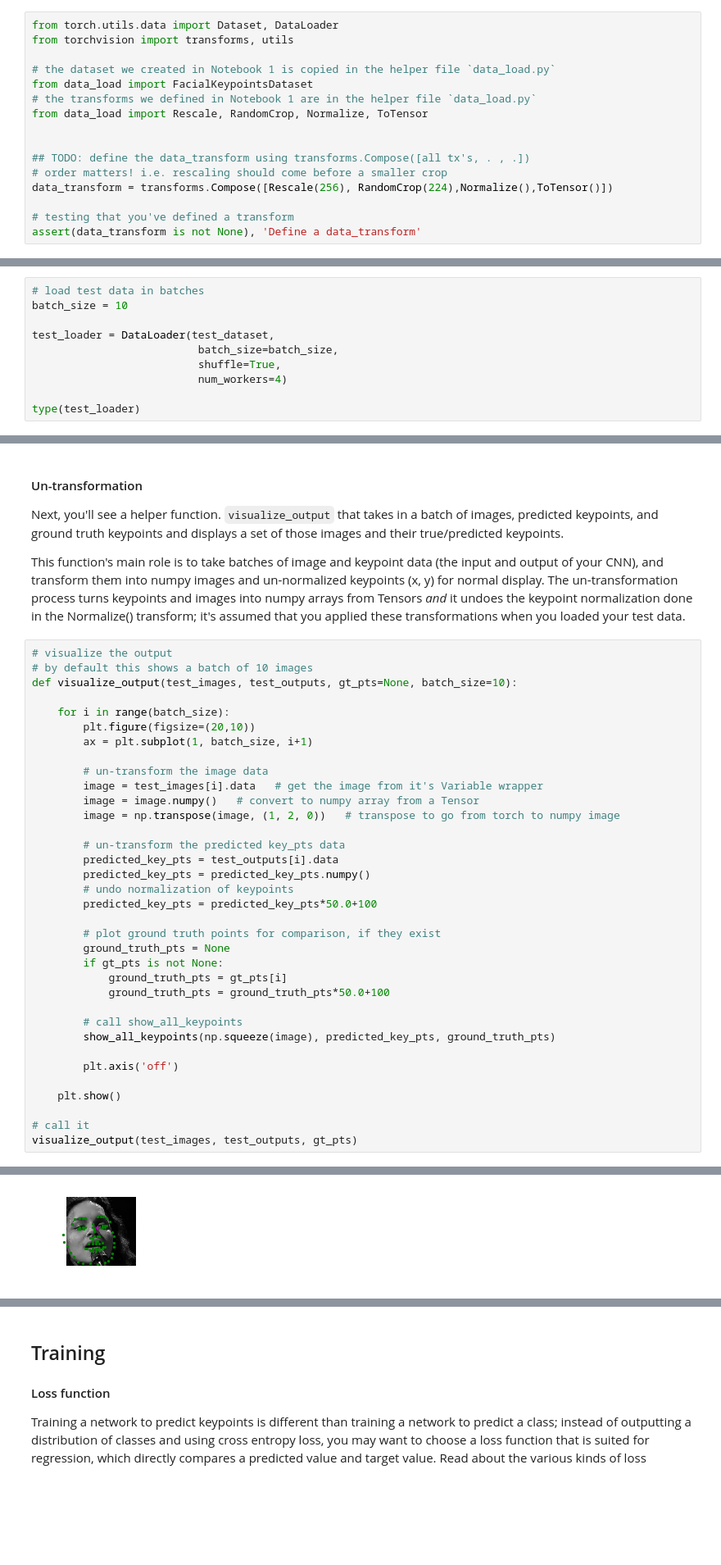
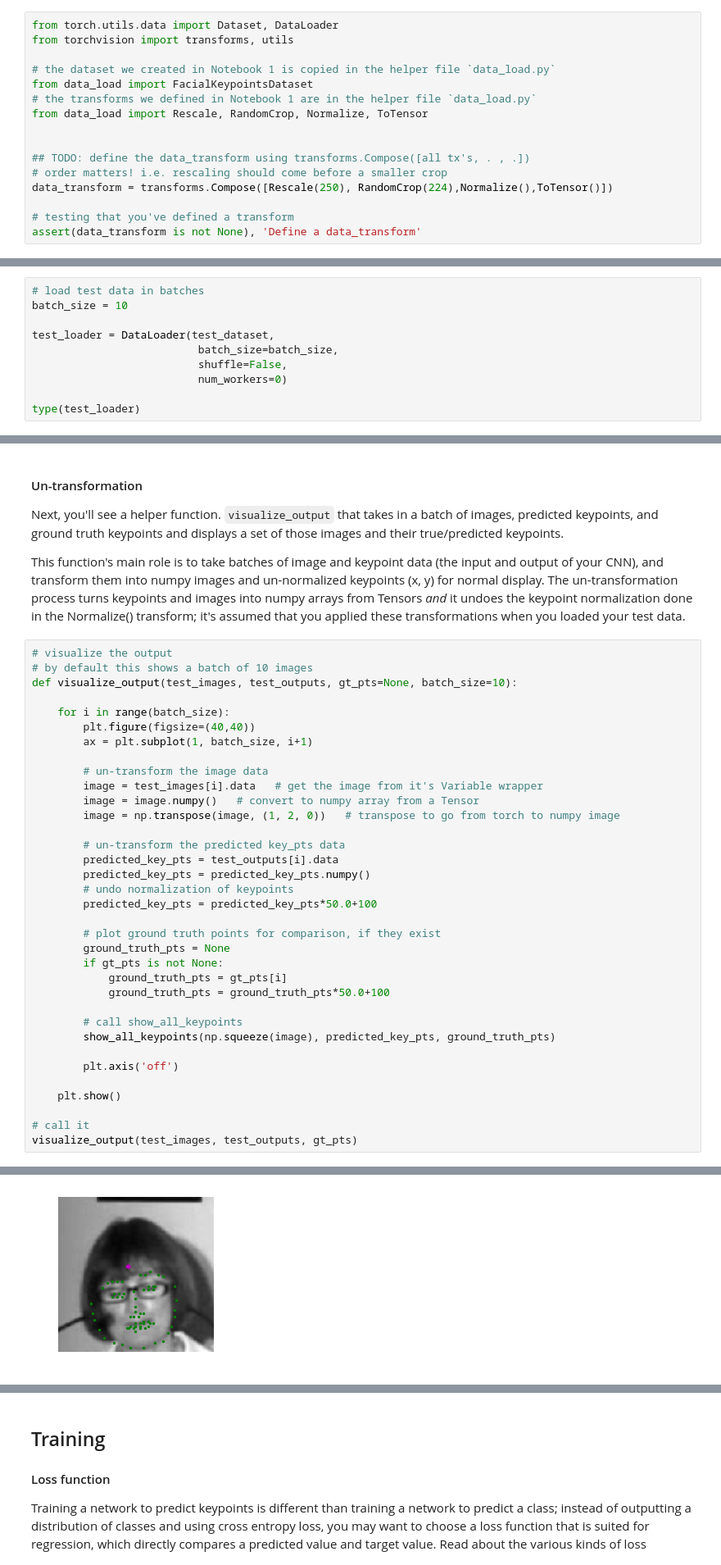
Before and after one commit to phoebuson/CV, a Jupyter notebook: 2. Define the Network Architecture.ipynb, the cells around one changed output, grey strips where cells are left out. Shown at 82% size. Drawn from its saved outputs; the diff is of its cells as text; blank space fills up the shorter version.

```diff
--- a/2. Define the Network Architecture.ipynb
+++ b/2. Define the Network Architecture.ipynb
@@ -166,7 +166,7 @@ from data_load import Rescale, RandomCrop, Normalize, ToTensor
 
 ## TODO: define the data_transform using transforms.Compose([all tx's, . , .])
 # order matters! i.e. rescaling should come before a smaller crop
-data_transform = transforms.Compose([Rescale(256), RandomCrop(224),Normalize(),ToTensor()])
+data_transform = transforms.Compose([Rescale(250), RandomCrop(224),Normalize(),ToTensor()])
 
 # testing that you've defined a transform
 assert(data_transform is not None), 'Define a data_transform'
@@ -253,8 +230,8 @@ batch_size = 10
 
 test_loader = DataLoader(test_dataset,
                           batch_size=batch_size,
-                          shuffle=True,
-                          num_workers=4)
+                          shuffle=False,
+                          num_workers=0)
 
 type(test_loader)
 # %% [output]
@@ -359,7 +336,7 @@ This function's main role is to take batches of image and keypoint data (the inp
 def visualize_output(test_images, test_outputs, gt_pts=None, batch_size=10):
 
     for i in range(batch_size):
-        plt.figure(figsize=(20,10))
+        plt.figure(figsize=(40,40))
         ax = plt.subplot(1, batch_size, i+1)
 
         # un-transform the image data
@@ -399 +376 @@ visualize_output(test_images, test_outputs, gt_pts)
-[figure, old version]
+[figure, new version]
```
Also changed, not shown: parts of 12 cells of this notebook.
